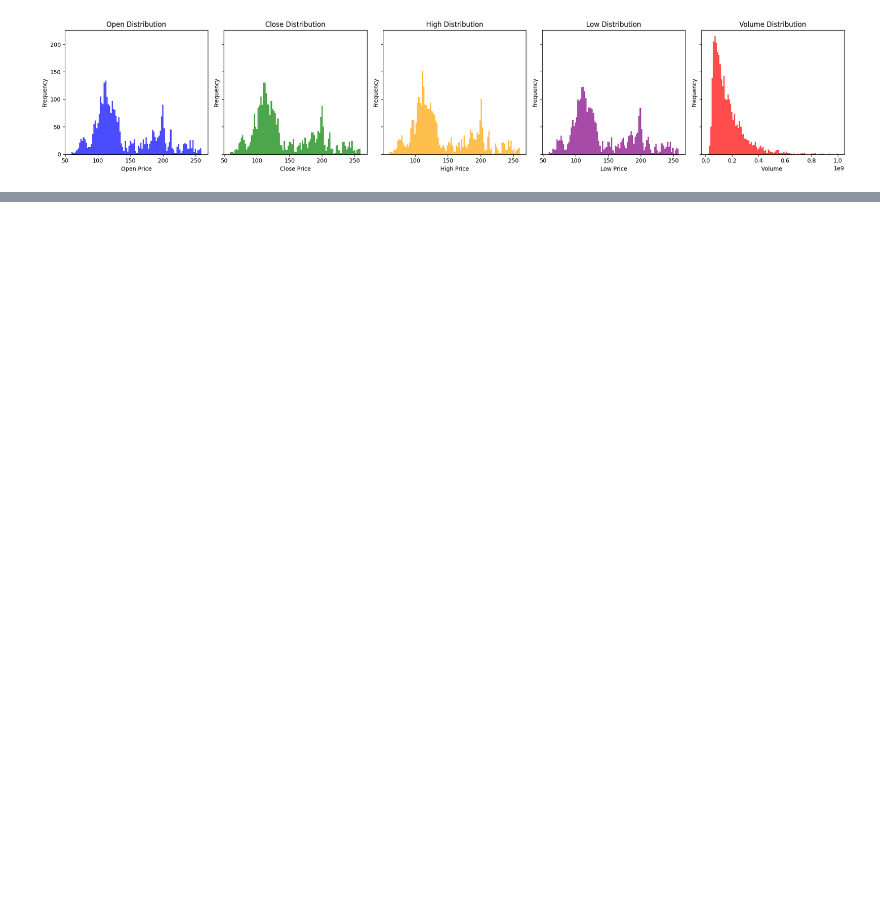
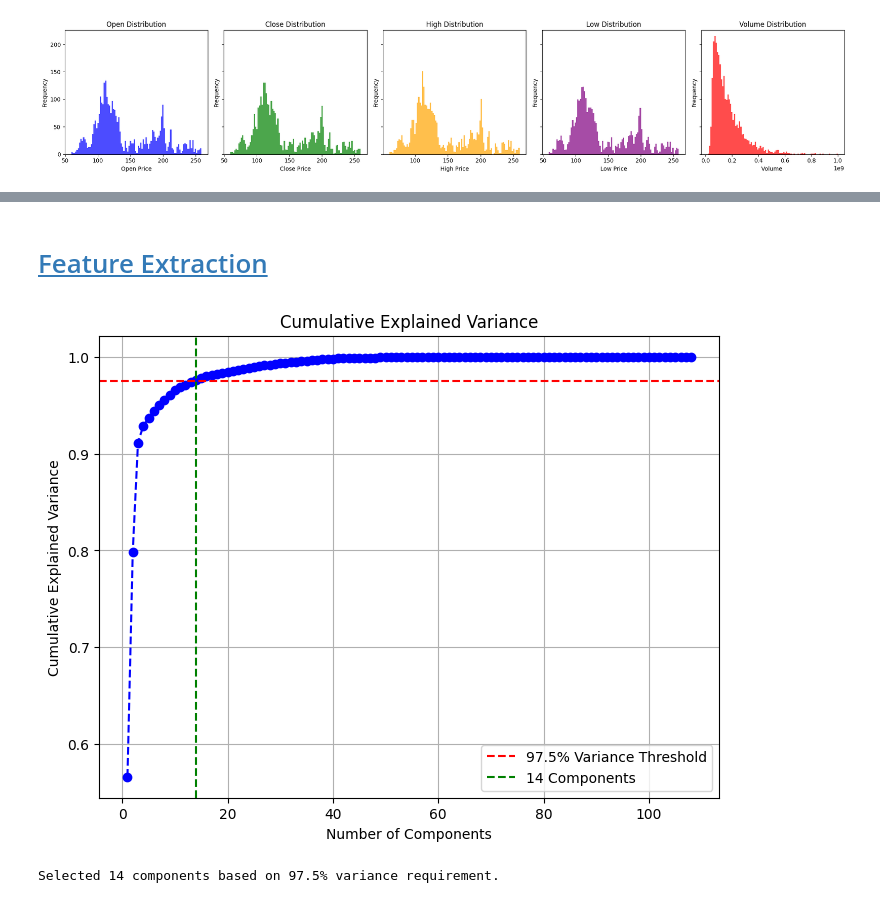
Before and after one commit to Anders-Stubberud/IT3212, a Jupyter notebook: assignment_3/a3_group_25.ipynb, the cells around one changed output, grey strips where cells are left out. Cells and saved outputs as stored; diff of their text form; code cells hidden in the pictures; blank space fills up the shorter version.

```diff
--- a/assignment_3/a3_group_25.ipynb
+++ b/assignment_3/a3_group_25.ipynb
@@ -395,0 +503,70 @@ df.head()
+# %% [markdown]
+# <a id='toc4_'></a>[Feature Extraction](#toc0_)
+# %%
+import pandas as pd
+import numpy as np
+import matplotlib.pyplot as plt
+import seaborn as sns
+from sklearn.cross_decomposition import PLSRegression
+from sklearn.preprocessing import StandardScaler
+
+# Constants
+REQUIRED_VARIANCE = 0.975
+TARGET_VARIABLE = 'Close'  # Replace with your target variable name
+
+# Assuming 'df' is your DataFrame
+data = df.copy()
+
+# Separate features and target variable
+X = data.drop(TARGET_VARIABLE, axis=1)
+y = data[TARGET_VARIABLE]
+
+# Standardize the features
+scaler = StandardScaler()
+X_scaled = scaler.fit_transform(X)
+
+# Initialize the PLS model
+pls = PLSRegression(n_components=min(X_scaled.shape))  # Use the min of rows or columns for n_components
+
+# Fit the PLS model
+pls.fit(X_scaled, y)
+
+# Transform the data using PLS components
+X_transformed = pls.transform(X_scaled)
+
+# Calculate explained variance
+explained_variance = np.var(X_transformed, axis=0)
+explained_variance_ratio = explained_variance / explained_variance.sum()
+sorted_idx = np.argsort(explained_variance_ratio)[::-1]
+explained_variance_ratio_sorted = explained_variance_ratio[sorted_idx]
+cumulative_variance_sorted = np.cumsum(explained_variance_ratio_sorted)
+
+# Find the number of components that meet the required variance threshold
+n_components_required = np.argmax(cumulative_variance_sorted >= REQUIRED_VARIANCE) + 1
+
+# Plot cumulative explained variance
+plt.figure(figsize=(8, 6))
+plt.plot(range(1, len(cumulative_variance_sorted) + 1), cumulative_variance_sorted, marker='o', linestyle='--', color='b')
+plt.axhline(y=REQUIRED_VARIANCE, color='r', linestyle='--', label=f'{REQUIRED_VARIANCE*100}% Variance Threshold')
+plt.axvline(x=n_components_required, color='g', linestyle='--', label=f'{n_components_required} Components')
+plt.xlabel('Number of Components')
+plt.ylabel('Cumulative Explained Variance')
+plt.title('Cumulative Explained Variance')
+plt.legend()
+plt.grid(True)
+plt.show()
+
+# Select the required number of components
+X_reduced = X_transformed[:, sorted_idx[:n_components_required]]
+X_reduced_df = pd.DataFrame(X_reduced, columns=[f'PLS_Component_{i+1}' for i in range(n_components_required)])
+
+# Step 3: Final feature set with target variable 'Close' as the first column
+X_final = pd.concat([pd.Series(y, name='Close'), X_reduced_df], axis=1)
+
+df = X_final
+
+# Display the selected components and their variance
+print(f"Selected {n_components_required} components based on {REQUIRED_VARIANCE*100}% variance requirement.")
+# %% [output]
+[figure, added]
+Selected 14 components based on 97.5% variance requirement.
```
Also changed, not shown: parts of 36 cells of this notebook.
